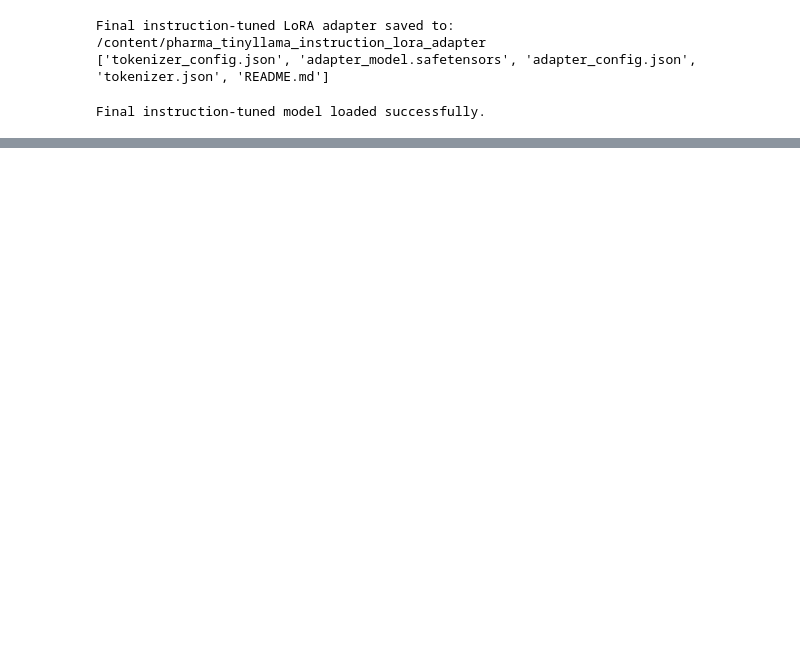
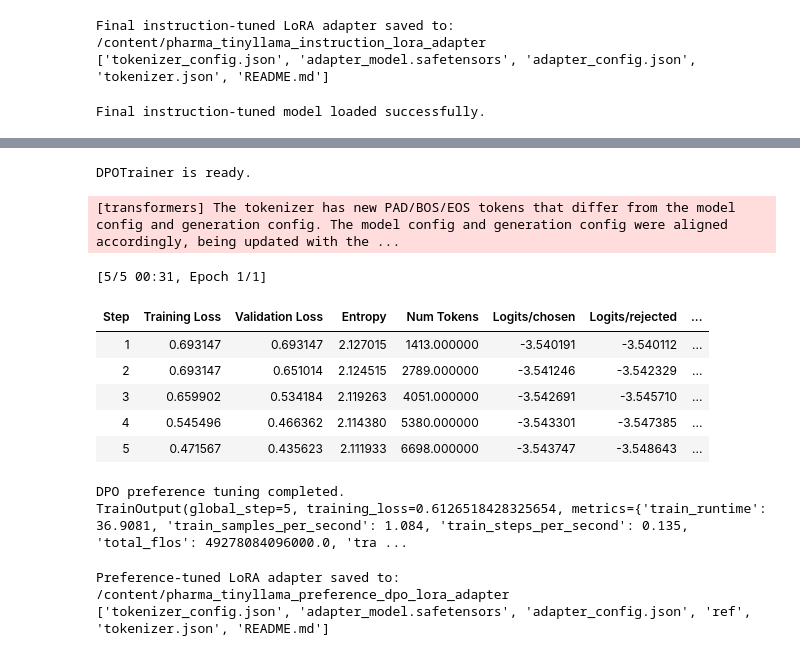
Before and after one commit to Mmbsaksd/Full_Stack_GenerativeAI_And_Agentic_AI, a Jupyter notebook: Complete_Fine_Tuning_Non_Instruction,_Instruction,_and_Preference_Data_with_Huggingface.ipynb, the cells around one changed output, grey strips where cells are left out. Cells and saved outputs as stored; diff of their text form; code cells hidden in the pictures; blank space fills up the shorter version.

```diff
--- a/Complete_Fine_Tuning_Non_Instruction,_Instruction,_and_Preference_Data_with_Huggingface.ipynb
+++ b/Complete_Fine_Tuning_Non_Instruction,_Instruction,_and_Preference_Data_with_Huggingface.ipynb
@@ -1554,0 +1589,12 @@ print(f"Merged instruction-tuned model saved to: {merged_instruction_model_dir}"
+# %%
+preference_dataset = preference_dataset.train_test_split(
+    test_size=0.15,
+    seed=42
+)
+
+preference_dataset["validation"] = preference_dataset.pop("test")
+
+print("After train-validation split:")
+print(preference_dataset)
+print("Train rows:", len(preference_dataset["train"]))
+print("Validation rows:", len(preference_dataset["validation"]))
@@ -1554,0 +1769,54 @@ print(f"Merged instruction-tuned model saved to: {merged_instruction_model_dir}"
+# %%
+# ============================================================
+# 31. Build DPOTrainer - Simple Student Version
+# ============================================================
+
+from trl import DPOTrainer
+
+dpo_trainer = DPOTrainer(
+    model=preference_model,
+    ref_model=None,  # None means TRL will internally use the reference behavior
+    args=dpo_training_args,
+
+    train_dataset=preference_dataset["train"],
+    eval_dataset=preference_dataset["validation"],
+
+    processing_class=tokenizer,
+)
+
+print("DPOTrainer is ready.")
+# %% [output]
+DPOTrainer is ready.
+# %%
+# ============================================================
+# 32. Start DPO preference tuning
+# ============================================================
+
+dpo_train_result = dpo_trainer.train()
+
+print("DPO preference tuning completed.")
+print(dpo_train_result)
+# %% [output]
+[transformers] The tokenizer has new PAD/BOS/EOS tokens that differ from the model config and generation config. The model config and generation config were aligned accordingly, being updated with the ...
+[5/5 00:31, Epoch 1/1]
+| Step | Training Loss | Validation Loss | Entropy | Num Tokens | Logits/chosen | Logits/rejected | ... |
+| 1 | 0.693147 | 0.693147 | 2.127015 | 1413.000000 | -3.540191 | -3.540112 | ... |
+| 2 | 0.693147 | 0.651014 | 2.124515 | 2789.000000 | -3.541246 | -3.542329 | ... |
+| 3 | 0.659902 | 0.534184 | 2.119263 | 4051.000000 | -3.542691 | -3.545710 | ... |
+| 4 | 0.545496 | 0.466362 | 2.114380 | 5380.000000 | -3.543301 | -3.547385 | ... |
+| 5 | 0.471567 | 0.435623 | 2.111933 | 6698.000000 | -3.543747 | -3.548643 | ... |
+DPO preference tuning completed.
+TrainOutput(global_step=5, training_loss=0.6126518428325654, metrics={'train_runtime': 36.9081, 'train_samples_per_second': 1.084, 'train_steps_per_second': 0.135, 'total_flos': 49278084096000.0, 'tra ...
+# %%
+# ============================================================
+# 33. Save DPO preference-tuned LoRA adapter
+# ============================================================
+
+dpo_trainer.model.save_pretrained(preference_adapter_dir)
+tokenizer.save_pretrained(preference_adapter_dir)
+
+print(f"Preference-tuned LoRA adapter saved to: {preference_adapter_dir}")
+print(os.listdir(preference_adapter_dir))
+# %% [output]
+Preference-tuned LoRA adapter saved to: /content/pharma_tinyllama_preference_dpo_lora_adapter
+['tokenizer_config.json', 'adapter_model.safetensors', 'adapter_config.json', 'ref', 'tokenizer.json', 'README.md']
```
Also changed, not shown: parts of 22 cells of this notebook.
